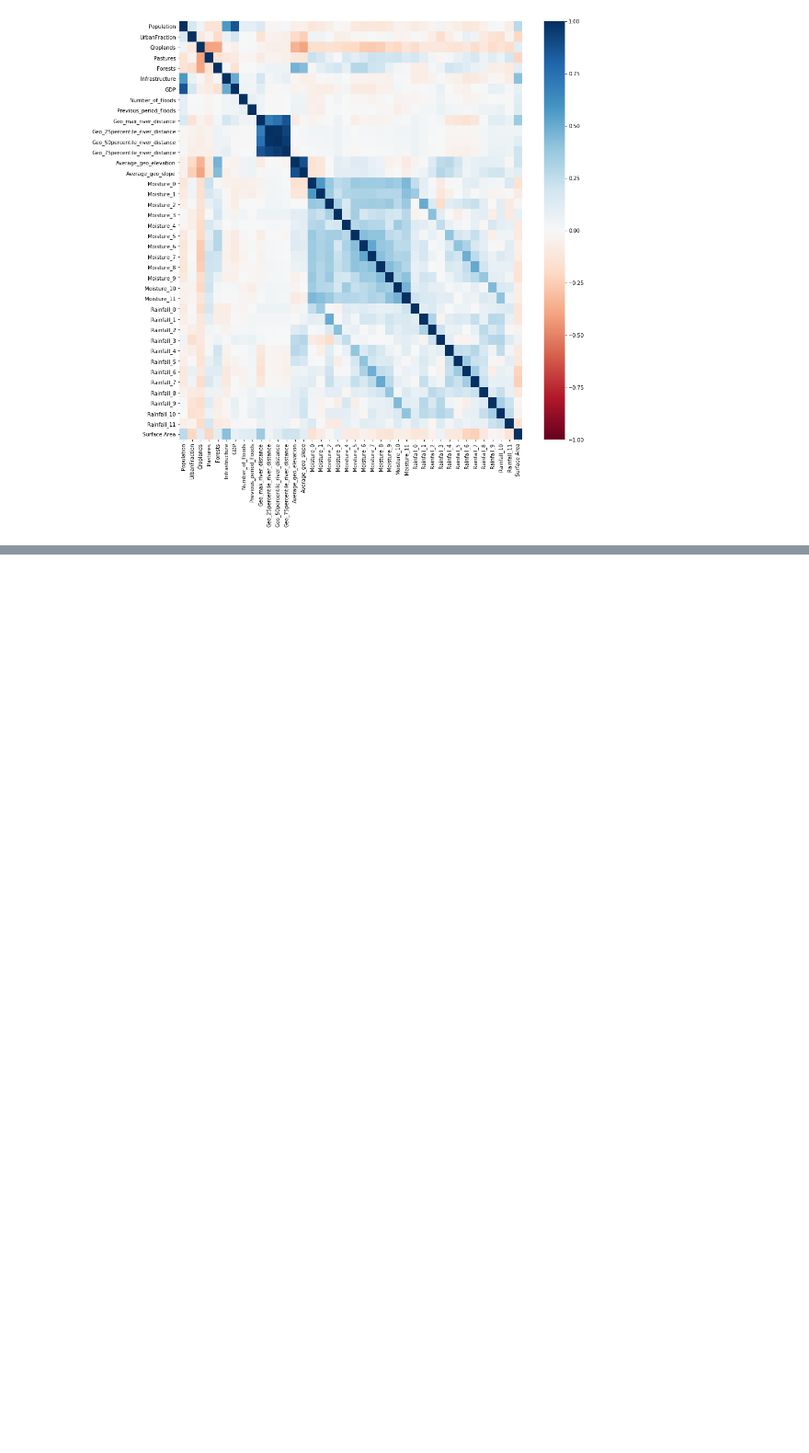
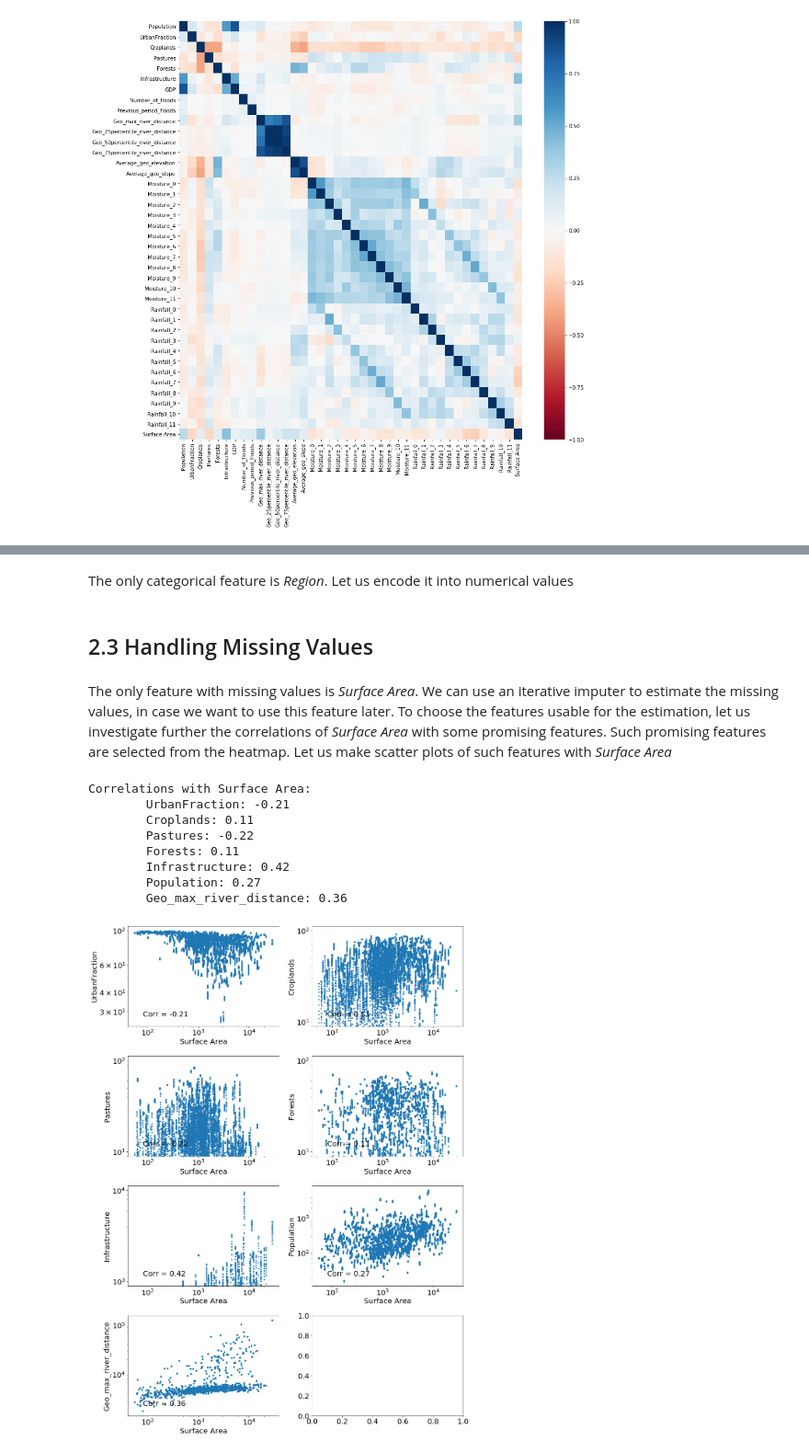
Before and after one commit to flucarelli94/MachineLearning_projects, a Jupyter notebook: Floods/Analysis.ipynb, the cells around one changed output, grey strips where cells are left out. Shown: that part at 92% size. Saved outputs shown, nothing was run; the diff lists cells and outputs as text; code cells hidden in the pictures; blank space fills up the shorter version.

```diff
--- a/Floods/Analysis.ipynb
+++ b/Floods/Analysis.ipynb
@@ -87,0 +107,47 @@ plt.show()
+# %% [markdown]
+The only categorical feature is _Region_. Let us encode it into numerical values
+# %%
+from sklearn.preprocessing import LabelEncoder
+
+df['Region'] = LabelEncoder().fit_transform(df['Region'].values.ravel())
+# %% [markdown]
+## 2.3 Handling Missing Values
+# %% [markdown]
+The only feature with missing values is _Surface Area_. We can use an iterative imputer to estimate the missing values, in case we want to use this feature later. To choose the features usable for the estimation, let us investigate further the correlations of _Surface Area_ with some promising features. Such promising features are selected from the heatmap. Let us make scatter plots of such features with _Surface Area_
+# %%
+matplotlib.rcParams["font.size"] = 20
+nrows, ncols = 4, 2
+fig, axs = plt.subplots(nrows=nrows, ncols=ncols, figsize=(15, 20))
+
+promising_features = ['UrbanFraction', 'Croplands', 'Pastures',
+                     'Forests', 'Infrastructure', 'Population', 'Geo_max_river_distance']
+
+var1 = df.dropna(subset=['Surface Area'])['Surface Area']
+print('Correlations with Surface Area:')
+for ifeat, feat in enumerate(promising_features):
+    # find row and column of subplots
+    row = int(ifeat/ncols)
+    col = ifeat%ncols
+    # make scatter plot
+    var2 = df.dropna(subset=['Surface Area'])[feat]
+    axs[row, col].scatter(var1, var2, marker='.')
+    # calculate correlation
+    axs[row, col].text(0.1, 0.1, 'Corr = {:.2f}'.format(pearsonr(var1, var2)[0]), transform=axs[row, col].transAxes)
+    print('\t'+feat+': {:.2f}'.format(pearsonr(var1, var2)[0]))
+    # plot style
+    axs[row, col].set_xscale('log')
+    axs[row, col].set_yscale('log')
+    axs[row, col].set_xlabel('Surface Area')
+    axs[row, col].set_ylabel(feat)
+plt.tight_layout()
+plt.show()
+# %% [output]
+Correlations with Surface Area:
+        UrbanFraction: -0.21
+        Croplands: 0.11
+        Pastures: -0.22
+        Forests: 0.11
+        Infrastructure: 0.42
+        Population: 0.27
+        Geo_max_river_distance: 0.36
+[figure, added]
```
Also changed, not shown: parts of 12 cells of this notebook.
